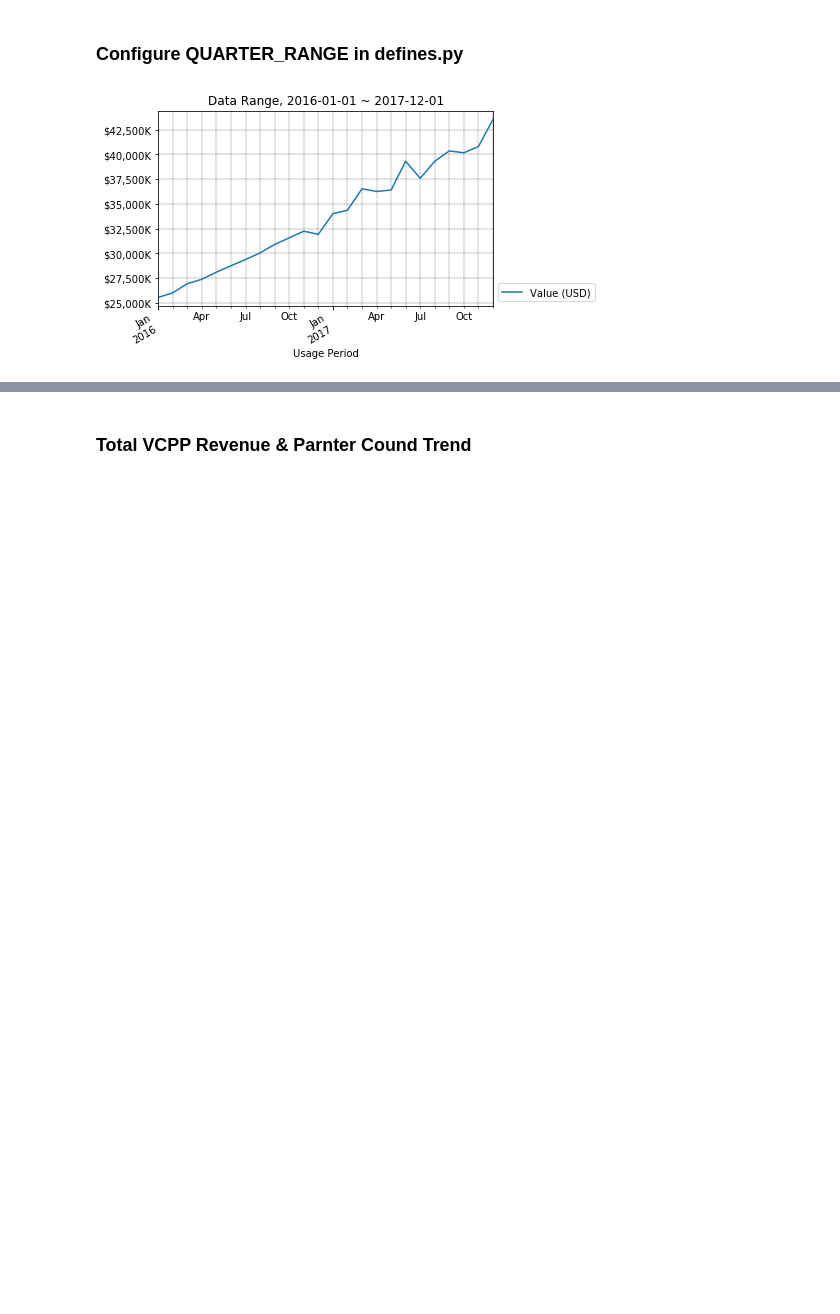
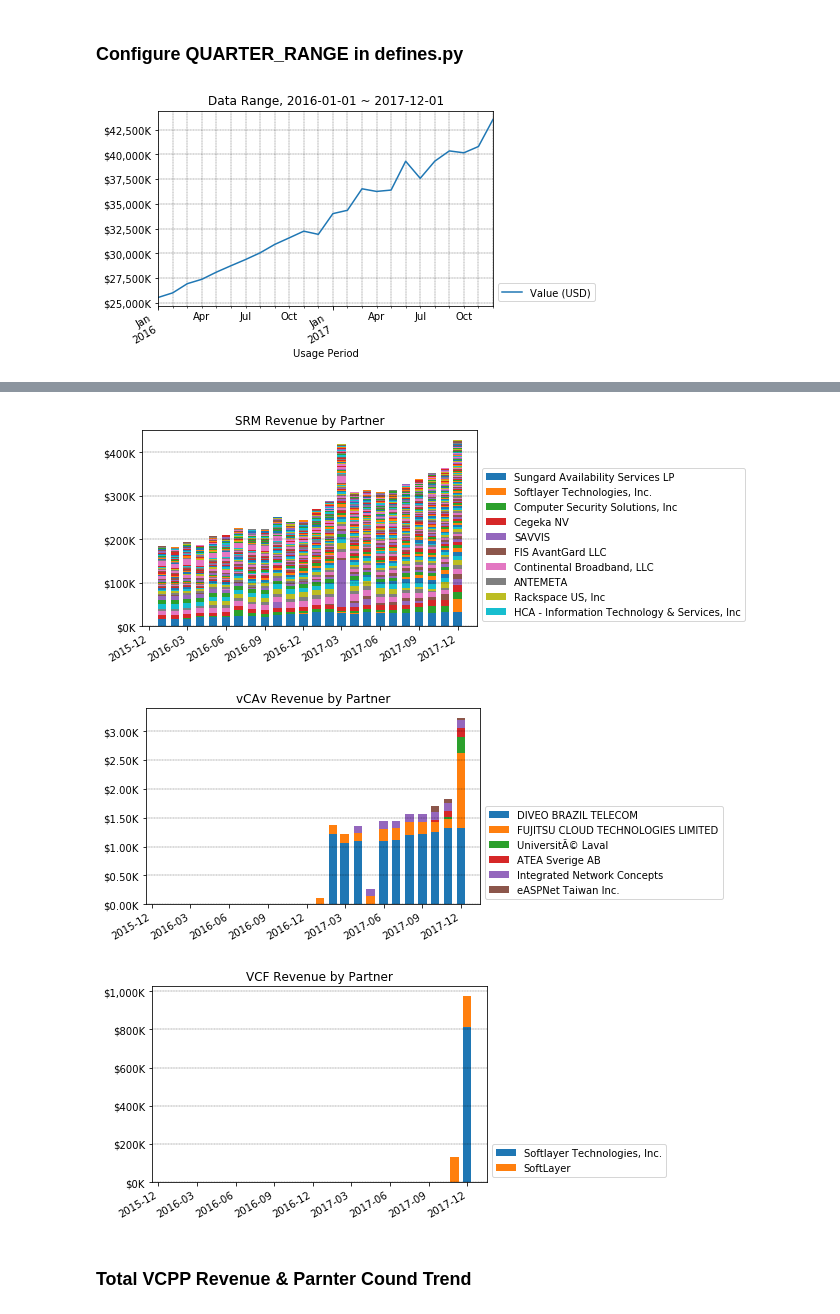
Before and after one commit to k1fukumoto/vcpp-data, a Jupyter notebook: report/DRaaS_demand.ipynb, the cells around one changed output, grey strips where cells are left out. Cells and saved outputs as stored; diff of their text form; code cells hidden in the pictures; blank space fills up the shorter version.

```diff
--- a/report/DRaaS_demand.ipynb
+++ b/report/DRaaS_demand.ipynb
@@ -129,22 +128,31 @@ plot_pg(df[df['Product Group']!='Bundle'])
 # %%
-def plot_pg_sp(df):
+def plot_pg_sp(df,title='',yticketlabel='${:,.0f}K'):
     sorted_sp = df_usage_period(df,END_QUARTER[2],END_QUARTER[2]).groupby('Service Provider')['Value (USD)'].sum().sort_values(ascending=False)
 
     prev_bar = 0
-    for sp in sorted_sp.index:
-        up_by_period = df[df['Product Group']==pg].groupby('Usage Period')['Value (USD)'].sum()
+    for ii,sp in enumerate(sorted_sp.index):
+        by_period = df[df['Service Provider']==sp].groupby('Usage Period')['Value (USD)'].sum()
 
         for up in index:
-            if not up in up_by_period.keys():
-                up_by_period.set_value(up,0.0)
-                up_by_period = up_by_period.sort_index()
+            if not up in by_period.keys():
+                by_period.set_value(up,0.0)
+                by_period = by_period.sort_index()
 
-        plt.bar(up_by_period.index,up_by_period.values,width=20,label=pg,bottom=prev_bar)
-        prev_bar += up_by_period.values
+        plt.bar(by_period.index,by_period.values,width=20,label=sp if ii<10 else '',bottom=prev_bar)
+        prev_bar += by_period.values
 
-    format_trend_chart()
-    plt.gcf().set_size_inches(10,6)
+    format_trend_chart(yticklabel=yticketlabel)
+    plt.title(title)
     plt.show()
+
+plot_pg_sp(df[df['Product Group']=='SRM'],'SRM Revenue by Partner')
+plot_pg_sp(df[df['Product Group']=='vCloud Availability'],'vCAv Revenue by Partner',yticketlabel='${:,.2f}K')
+
+plot_pg_sp(df[df['Product Group']=='SDDC Manager'],'VCF Revenue by Partner')
+# %% [output]
+[figure, added]
+[figure, added]
+[figure, added]
 # %% [markdown]
 ### Total VCPP Revenue & Parnter Cound Trend
 # %%
```
Also changed, not shown: parts of 1 cell of this notebook.
